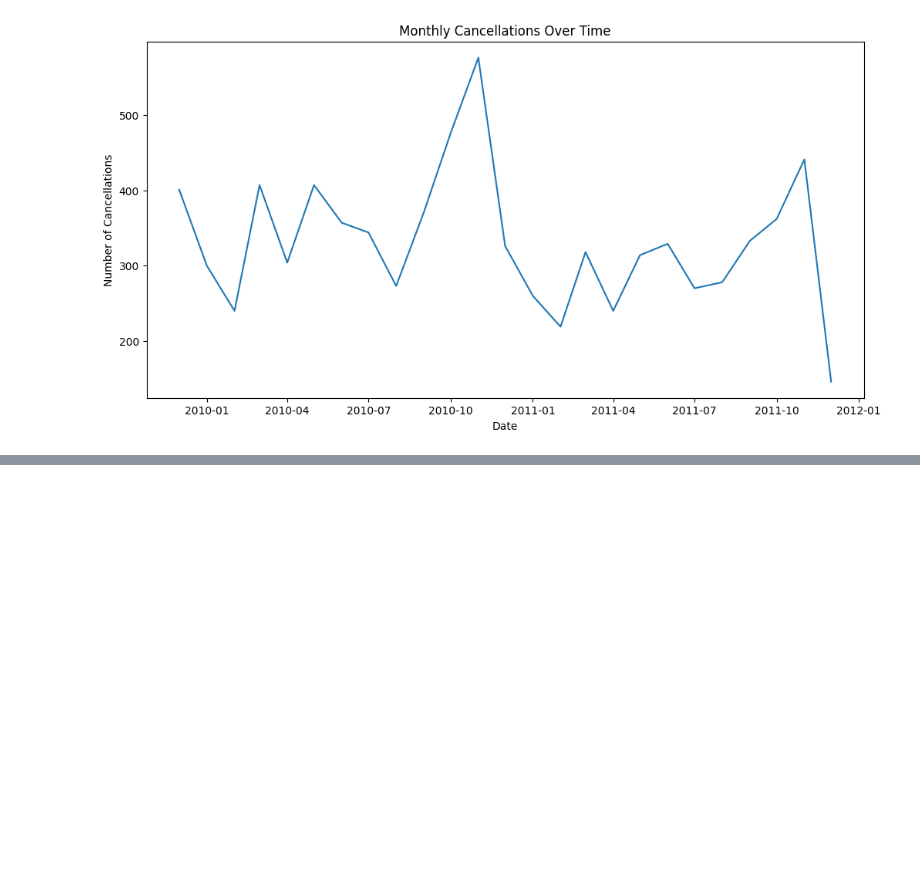
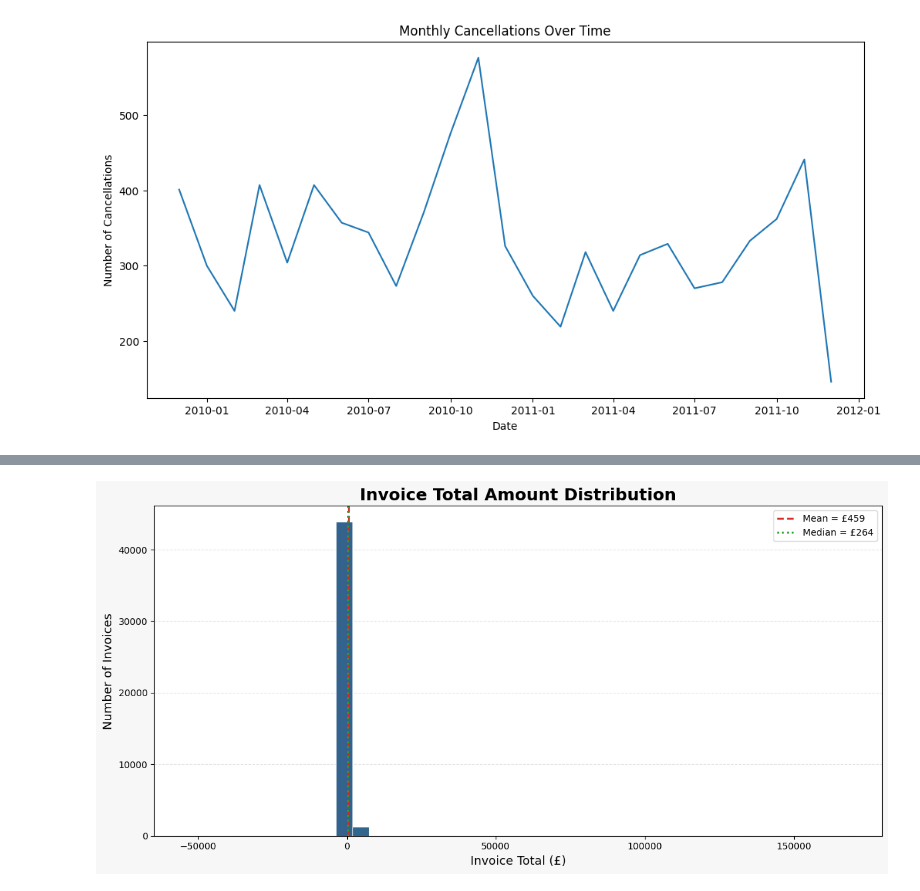
Before and after one commit to devansh00777/retailiq, a Jupyter notebook: notebooks/1_data_prep.ipynb, the cells around one changed output, grey strips where cells are left out. Drawn from its saved outputs; the diff is of its cells as text; code cells hidden in the pictures; blank space fills up the shorter version.

```diff
--- a/notebooks/1_data_prep.ipynb
+++ b/notebooks/1_data_prep.ipynb
@@ -216,0 +302,29 @@ plt.show()
+# %%
+invoice_totals = df_clean.groupby("Invoice")["total_price"].sum()
+
+fig, ax = plt.subplots(figsize=(12, 6), facecolor="#f7f7f7")
+counts, bins, patches = ax.hist(invoice_totals, bins=40)
+
+colors = plt.cm.viridis(np.linspace(0.15, 0.85, len(patches)))
+for patch, color in zip(patches, colors):
+    patch.set_facecolor(color)
+    patch.set_edgecolor("white")
+    patch.set_linewidth(0.8)
+
+mean_val = invoice_totals.mean()
+median_val = invoice_totals.median()
+
+ax.axvline(mean_val, color="#d62728", linestyle="--", linewidth=2, label=f"Mean = £{mean_val:,.0f}")
+ax.axvline(median_val, color="#2ca02c", linestyle=":", linewidth=2, label=f"Median = £{median_val:,.0f}")
+
+ax.set_title("Invoice Total Amount Distribution", fontsize=18, fontweight="bold")
+ax.set_xlabel("Invoice Total (£)", fontsize=13)
+ax.set_ylabel("Number of Invoices", fontsize=13)
+ax.grid(axis="y", linestyle="--", alpha=0.35)
+ax.set_axisbelow(True)
+ax.legend()
+
+plt.tight_layout()
+plt.show()
+# %% [output]
+[figure, added]
```
Also changed, not shown: parts of 25 cells of this notebook, 1 other file.
